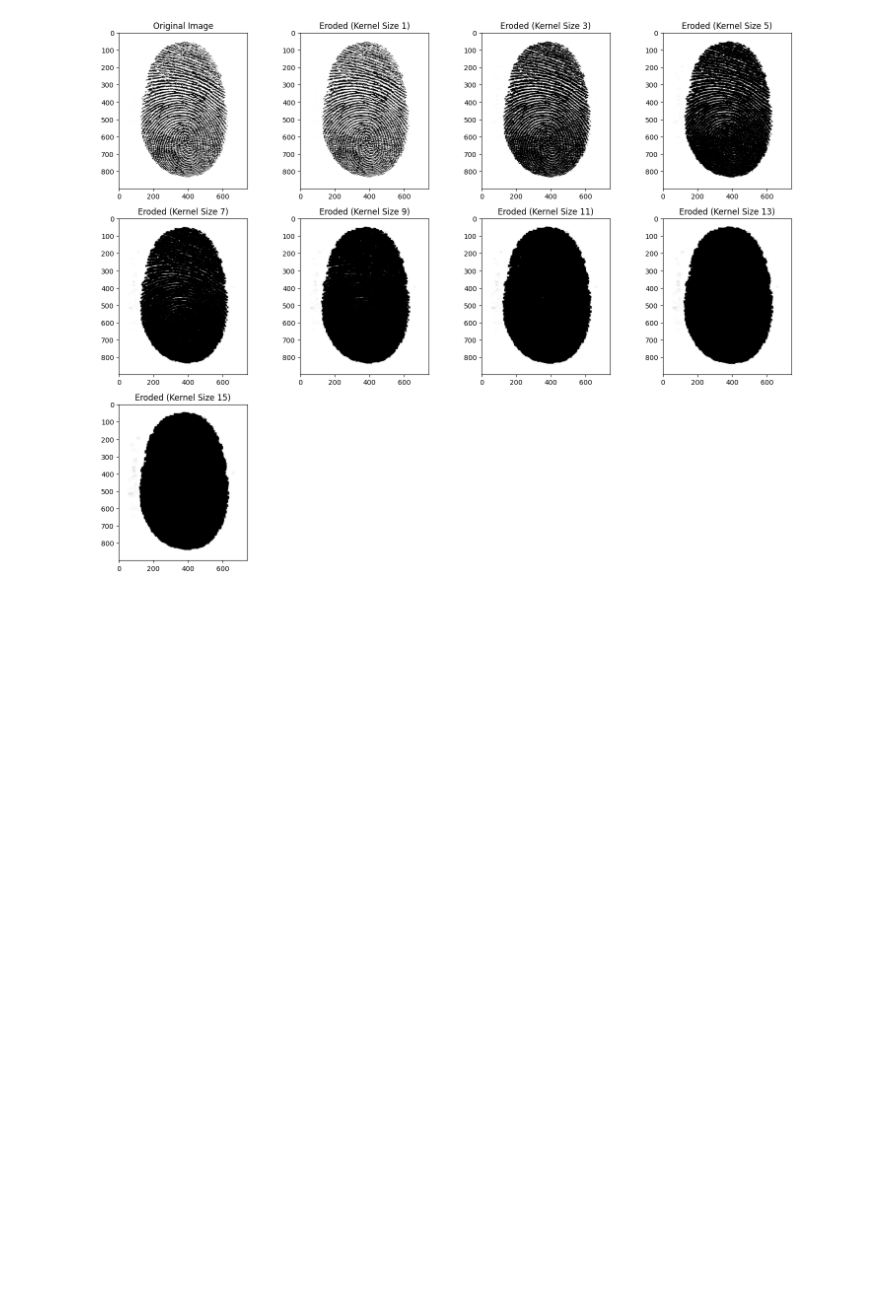
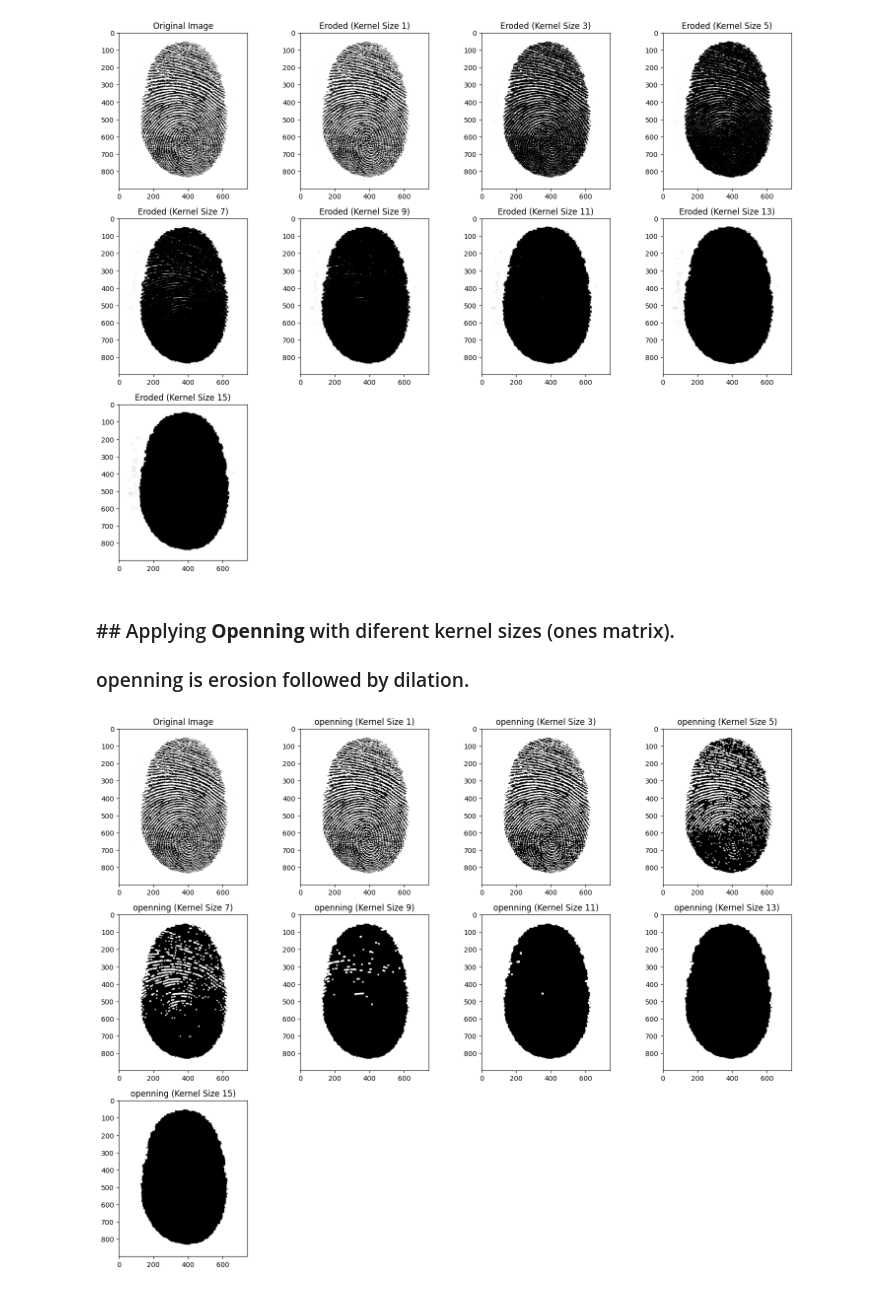
Before and after one commit to zeinabghannam/ImagePreprocessingFingerprint, a Jupyter notebook: Morpholological_Operations_Fingerprint.ipynb, the cells around one changed output. Cells and saved outputs as stored; diff of their text form; code cells hidden in the pictures; blank space fills up the shorter version.

Commit message:
Adding Openning and Closing morphological operation with different kernel sizes

```diff
--- a/Morpholological_Operations_Fingerprint.ipynb
+++ b/Morpholological_Operations_Fingerprint.ipynb
@@ -189,3 +189,40 @@ plt.tight_layout()
 plt.show()
 # %% [output]
 [figure]
+# %% [markdown]
+### ## Applying **Openning** with diferent kernel sizes (ones matrix).
+### openning is erosion followed by dilation.
+# %%
+
+# List of kernel sizes to try
+kernel_sizes = [1, 3, 5, 7, 9, 11, 13, 15]
+
+# Define the number of rows and columns in the grid
+num_rows = 4
+num_cols = 4  # Adjust as needed
+
+# Create a grid of subplots
+plt.figure(figsize=(15, 15))
+
+# Plot the original image
+plt.subplot(num_rows, num_cols, 1)
+plt.imshow(fingerprint_image, cmap='gray')
+plt.title('Original Image')
+
+# Loop through each kernel size and apply openning
+for i, kernel_size in enumerate(kernel_sizes):
+    # Create a kernel with ones of size kernel_size x kernel_size
+    kernel = np.ones((kernel_size, kernel_size), np.uint8)
+
+    # Apply erosion
+    openning_image = cv2.morphologyEx(binary_image, cv2.MORPH_OPEN, kernel)
+
+    # Plot the openning image
+    plt.subplot(num_rows, num_cols, i + 2)
+    plt.imshow(openning_image, cmap='gray')
+    plt.title(f'openning (Kernel Size {kernel_size})')
+
+plt.tight_layout()
+plt.show()
+# %% [output]
+[figure, added]
```
Also changed, not shown: parts of 3 cells of this notebook.
